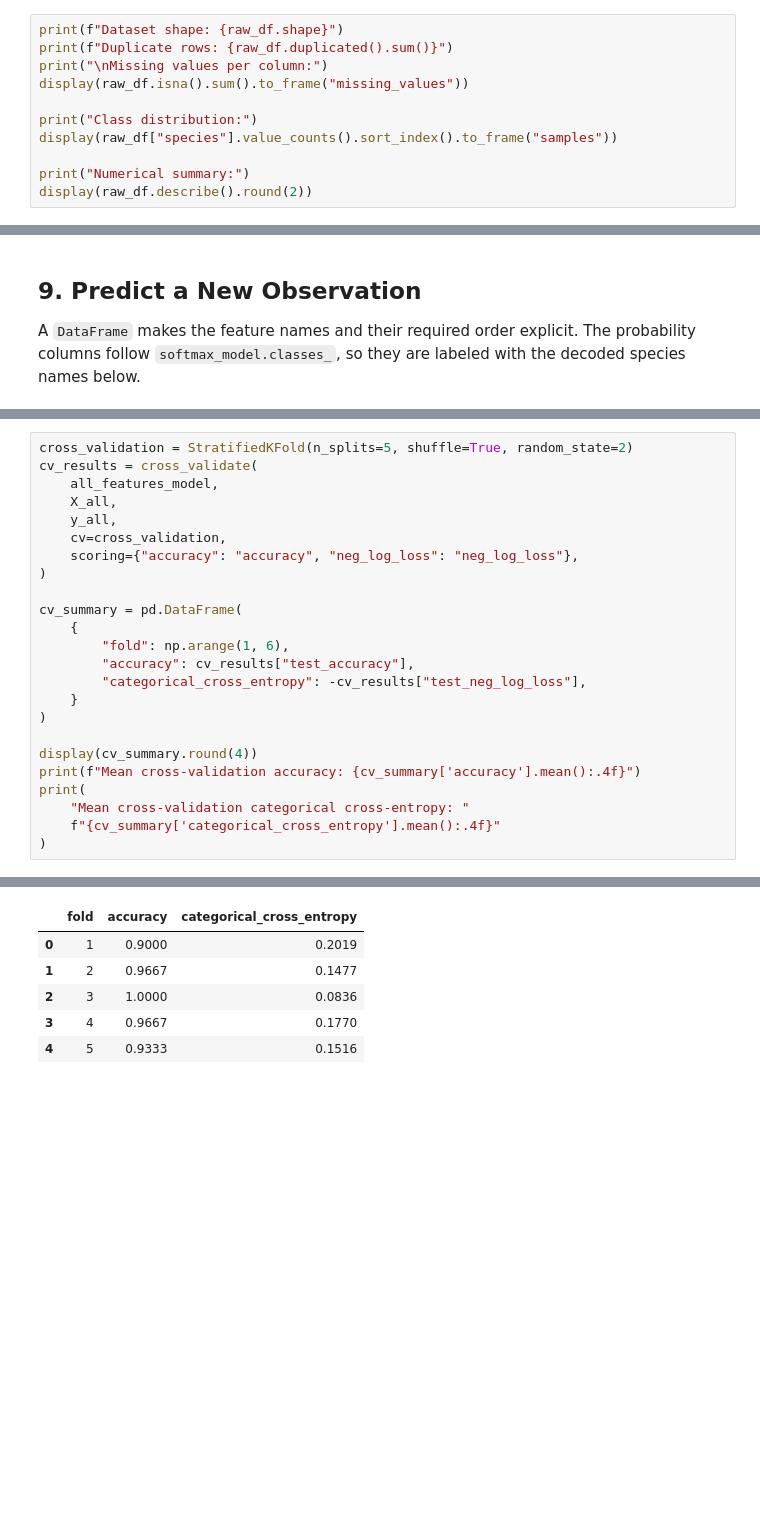
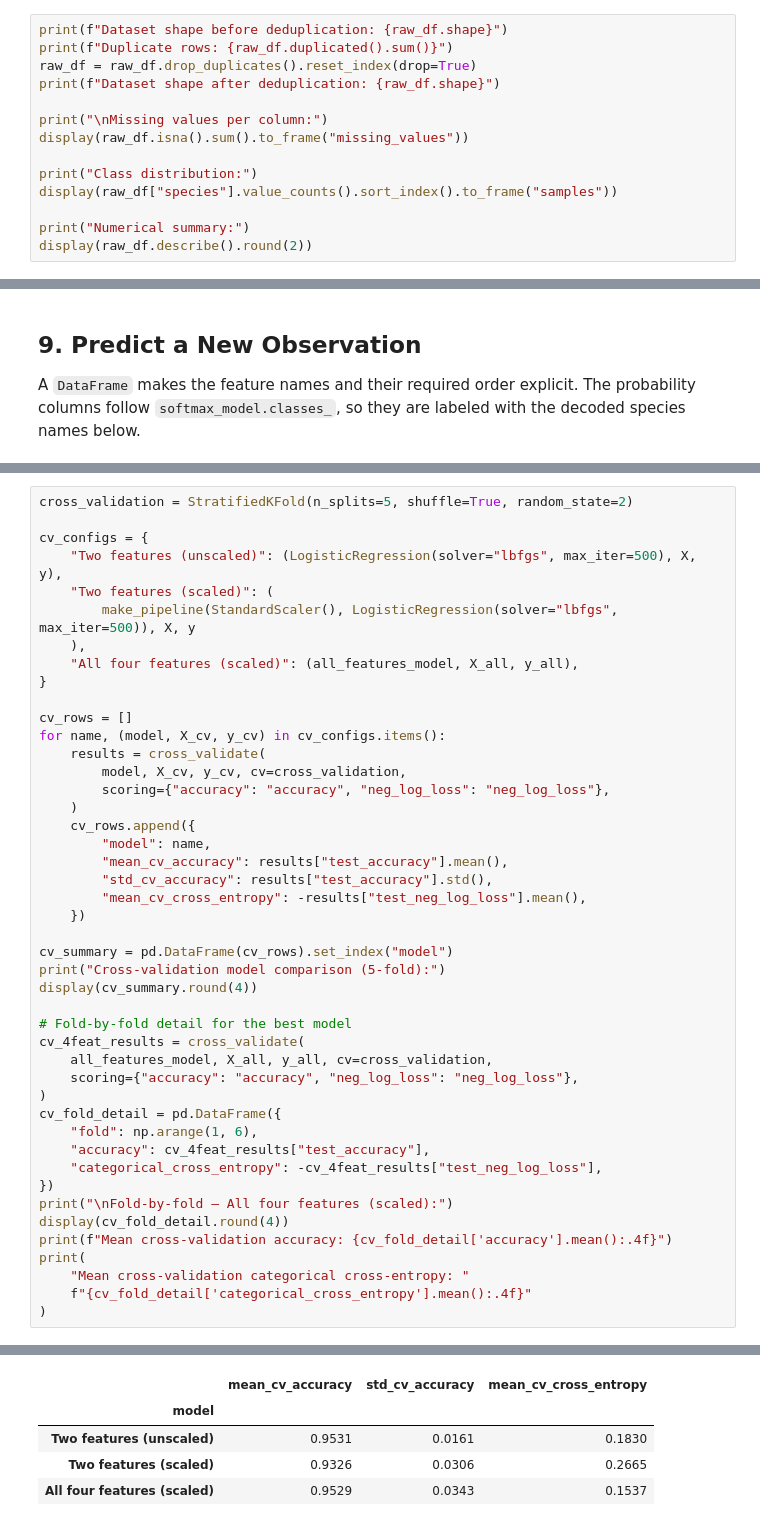
Before and after one commit to UdaySharmaGitHub/Machine-Learning-tutorials, a Jupyter notebook: 11 Multiclass Logistic Regression/03 Multinomial Logistic Regression - Softmax Regression Implementation on Iris Dataset.ipynb, the cells around one changed output, grey strips where cells are left out. Saved outputs shown, nothing was run; the diff lists cells and outputs as text; blank space fills up the shorter version.

```diff
--- a/11 Multiclass Logistic Regression/03 Multinomial Logistic Regression - Softmax Regression Implementation on Iris Dataset.ipynb
+++ b/11 Multiclass Logistic Regression/03 Multinomial Logistic Regression - Softmax Regression Implementation on Iris Dataset.ipynb
@@ -55,8 +55,11 @@ raw_df.head()
 | 3 | 4.6 | 3.1 | 1.5 | 0.2 | setosa |
 | 4 | 5.0 | 3.6 | 1.4 | 0.2 | setosa |
 # %%
-print(f"Dataset shape: {raw_df.shape}")
+print(f"Dataset shape before deduplication: {raw_df.shape}")
 print(f"Duplicate rows: {raw_df.duplicated().sum()}")
+raw_df = raw_df.drop_duplicates().reset_index(drop=True)
+print(f"Dataset shape after deduplication: {raw_df.shape}")
+
 print("\nMissing values per column:")
 display(raw_df.isna().sum().to_frame("missing_values"))
 
@@ -493,25 +912,46 @@ model_comparison.round(4)
 # %%
 cross_validation = StratifiedKFold(n_splits=5, shuffle=True, random_state=2)
-cv_results = cross_validate(
-    all_features_model,
-    X_all,
-    y_all,
-    cv=cross_validation,
+
+cv_configs = {
+    "Two features (unscaled)": (LogisticRegression(solver="lbfgs", max_iter=500), X, y),
+    "Two features (scaled)": (
+        make_pipeline(StandardScaler(), LogisticRegression(solver="lbfgs", max_iter=500)), X, y
+    ),
+    "All four features (scaled)": (all_features_model, X_all, y_all),
+}
+
+cv_rows = []
+for name, (model, X_cv, y_cv) in cv_configs.items():
+    results = cross_validate(
+        model, X_cv, y_cv, cv=cross_validation,
+        scoring={"accuracy": "accuracy", "neg_log_loss": "neg_log_loss"},
+    )
+    cv_rows.append({
+        "model": name,
+        "mean_cv_accuracy": results["test_accuracy"].mean(),
+        "std_cv_accuracy": results["test_accuracy"].std(),
+        "mean_cv_cross_entropy": -results["test_neg_log_loss"].mean(),
+    })
+
+cv_summary = pd.DataFrame(cv_rows).set_index("model")
+print("Cross-validation model comparison (5-fold):")
+display(cv_summary.round(4))
+
+# Fold-by-fold detail for the best model
+cv_4feat_results = cross_validate(
+    all_features_model, X_all, y_all, cv=cross_validation,
     scoring={"accuracy": "accuracy", "neg_log_loss": "neg_log_loss"},
 )
-
-cv_summary = pd.DataFrame(
-    {
-        "fold": np.arange(1, 6),
-        "accuracy": cv_results["test_accuracy"],
-        "categorical_cross_entropy": -cv_results["test_neg_log_loss"],
-    }
-)
-
-display(cv_summary.round(4))
-print(f"Mean cross-validation accuracy: {cv_summary['accuracy'].mean():.4f}")
+cv_fold_detail = pd.DataFrame({
+    "fold": np.arange(1, 6),
+    "accuracy": cv_4feat_results["test_accuracy"],
+    "categorical_cross_entropy": -cv_4feat_results["test_neg_log_loss"],
+})
+print("\nFold-by-fold — All four features (scaled):")
+display(cv_fold_detail.round(4))
+print(f"Mean cross-validation accuracy: {cv_fold_detail['accuracy'].mean():.4f}")
 print(
     "Mean cross-validation categorical cross-entropy: "
-    f"{cv_summary['categorical_cross_entropy'].mean():.4f}"
+    f"{cv_fold_detail['categorical_cross_entropy'].mean():.4f}"
 )
 # %% [output]
@@ -518,6 +959,5 @@ print(
-|  | fold | accuracy | categorical_cross_entropy |
-| 0 | 1 | 0.9000 | 0.2019 |
-| 1 | 2 | 0.9667 | 0.1477 |
-| 2 | 3 | 1.0000 | 0.0836 |
-| 3 | 4 | 0.9667 | 0.1770 |
-| 4 | 5 | 0.9333 | 0.1516 |
+|  | mean_cv_accuracy | std_cv_accuracy | mean_cv_cross_entropy |
+| model |  |  |  |
+| Two features (unscaled) | 0.9531 | 0.0161 | 0.1830 |
+| Two features (scaled) | 0.9326 | 0.0306 | 0.2665 |
+| All four features (scaled) | 0.9529 | 0.0343 | 0.1537 |
```
Also changed, not shown: parts of 30 cells of this notebook, 1 other file.
